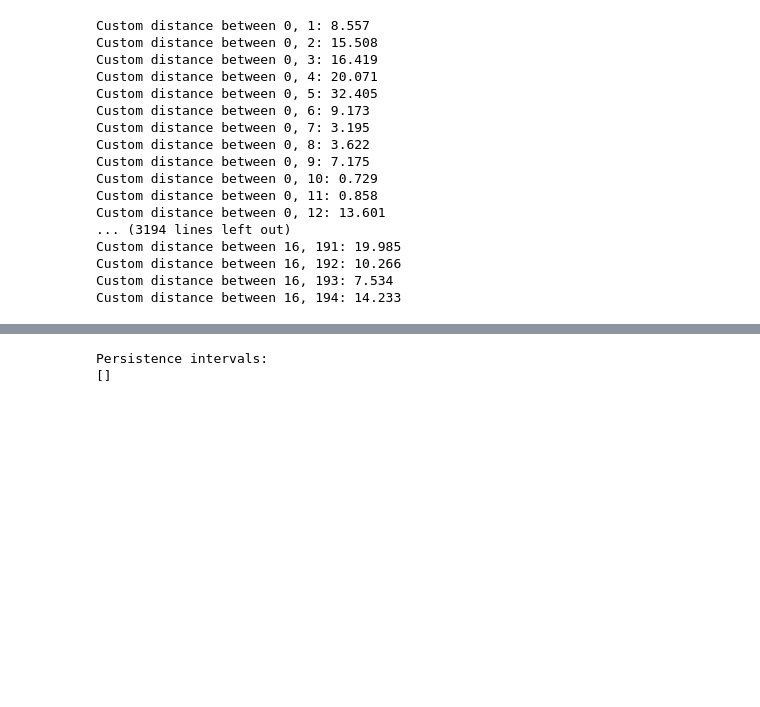
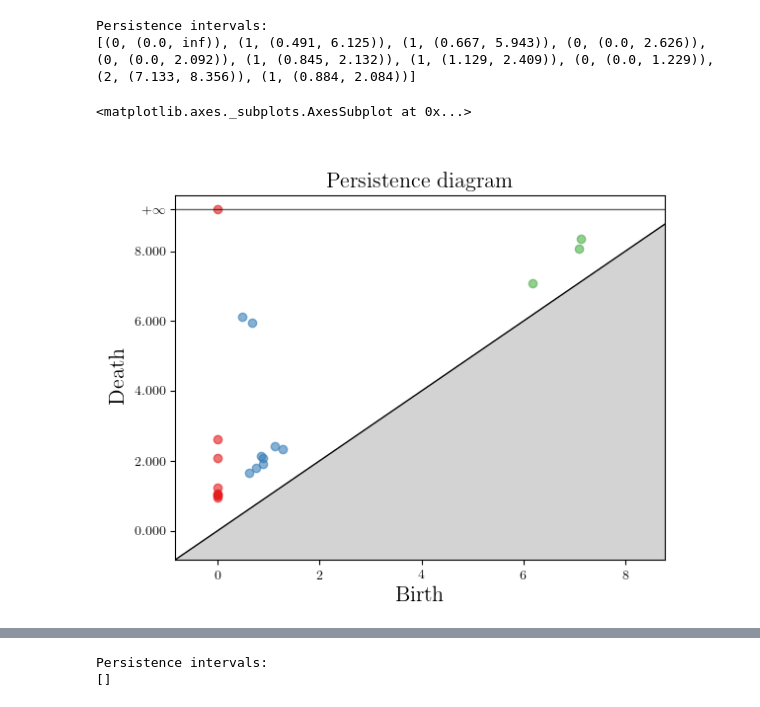
Before and after one commit to Mishalassif/Traj2Phase, a Jupyter notebook: examples/lorenz_test.ipynb, the cells around one changed output, grey strips where cells are left out. Drawn from its saved outputs; the diff is of its cells as text; code cells hidden in the pictures; blank space fills up the shorter version.

```diff
--- a/examples/lorenz_test.ipynb
+++ b/examples/lorenz_test.ipynb
@@ -75,33 +75,20 @@ plt.show()
 # %%
 t2s = Traj2Sim()
 t2s.set_trajectories(traj_list[:-2])
 t2s.dist = 'mssd'
 
-t2s.compute_mssd(verbose=True)
+t2s.compute_mssd(verbose=False)
 t2s.compute_sim(verbose=False)
 
 print('Persistence intervals:')
 pers = t2s.simplex_tree.persistence(homology_coeff_field=2, min_persistence=-0.1)
 pers.sort(key=lambda x: x[1][0]-x[1][1])
 print(pers[:10])
 
 gudhi.plot_persistence_diagram(pers[:20])
 # %% [output]
-Custom distance between 0, 1: 8.557
-Custom distance between 0, 2: 15.508
-Custom distance between 0, 3: 16.419
-Custom distance between 0, 4: 20.071
-Custom distance between 0, 5: 32.405
-Custom distance between 0, 6: 9.173
-Custom distance between 0, 7: 3.195
-Custom distance between 0, 8: 3.622
-Custom distance between 0, 9: 7.175
-Custom distance between 0, 10: 0.729
-Custom distance between 0, 11: 0.858
-Custom distance between 0, 12: 13.601
-... (3194 lines left out)
-Custom distance between 16, 191: 19.985
-Custom distance between 16, 192: 10.266
-Custom distance between 16, 193: 7.534
-Custom distance between 16, 194: 14.233
+Persistence intervals:
+[(0, (0.0, inf)), (1, (0.491, 6.125)), (1, (0.667, 5.943)), (0, (0.0, 2.626)), (0, (0.0, 2.092)), (1, (0.845, 2.132)), (1, (1.129, 2.409)), (0, (0.0, 1.229)), (2, (7.133, 8.356)), (1, (0.884, 2.084))]
+<matplotlib.axes._subplots.AxesSubplot at 0x...>
+[figure, added]
 # %%
```
Also changed, not shown: parts of 3 cells of this notebook, 4 other files.
